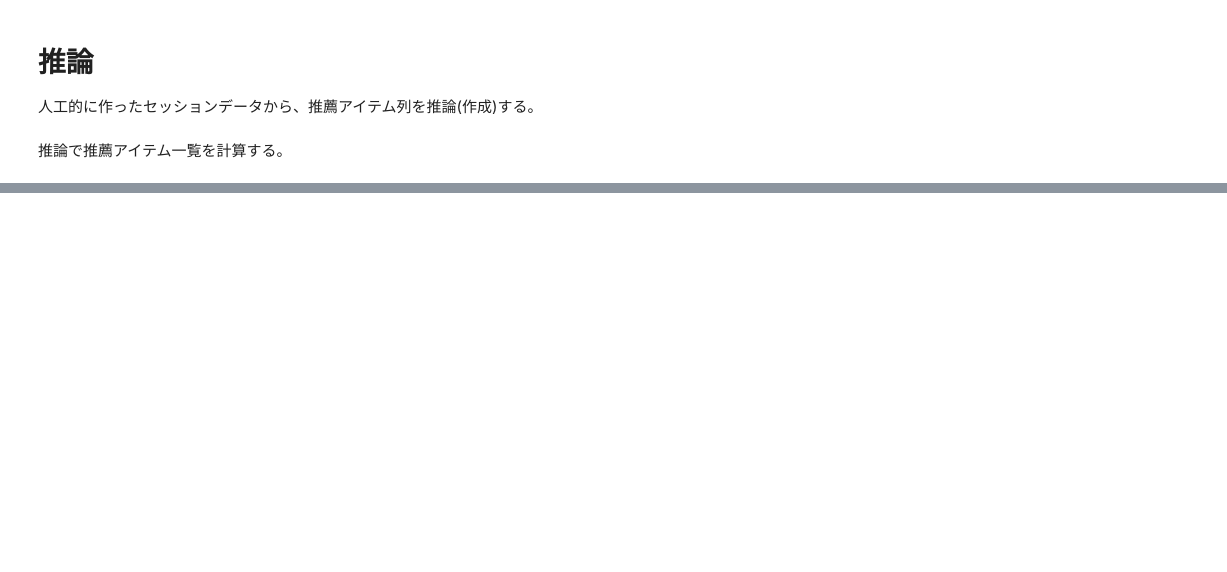
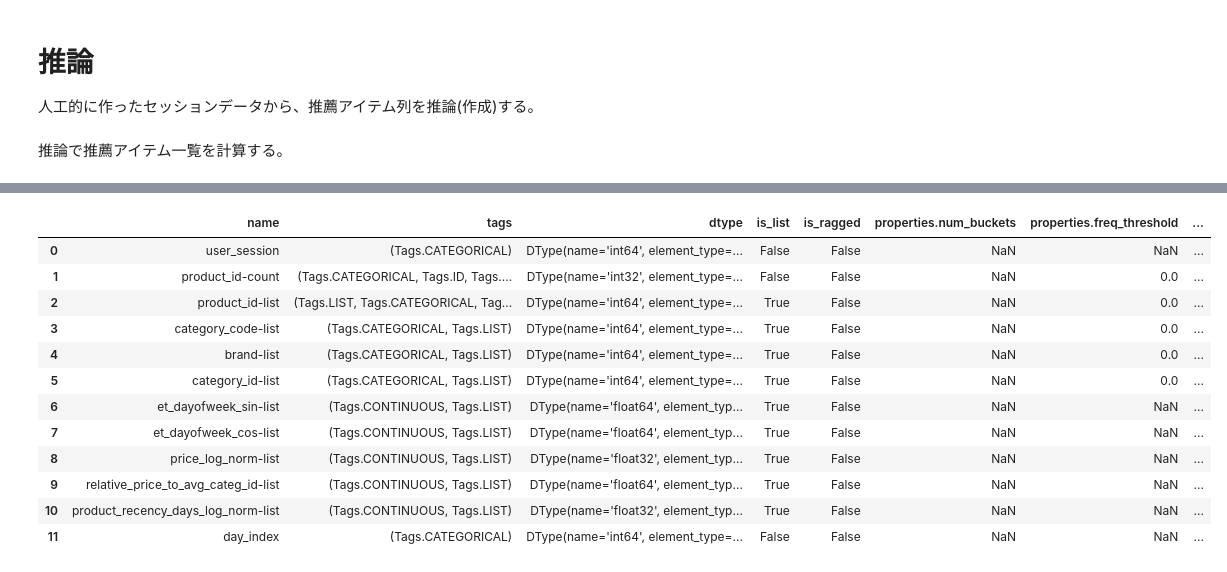
Before and after one commit to koron/techdocs, a Jupyter notebook: NVIDIA-Merlin/Transformers4Rec/notebook/trial.ipynb, the cells around one changed output, grey strips where cells are left out. Cells and saved outputs as stored; diff of their text form; code cells hidden in the pictures; blank space fills up the shorter version.

```diff
--- a/NVIDIA-Merlin/Transformers4Rec/notebook/trial.ipynb
+++ b/NVIDIA-Merlin/Transformers4Rec/notebook/trial.ipynb
@@ -665,0 +681,16 @@ Workflowで変換されたアイテムIDで、先頭のものほど推薦度合
+# %%
+workflow.output_schema
+# %% [output]
+|  | name | tags | dtype | is_list | is_ragged | properties.num_buckets | properties.freq_threshold | ... |
+| 0 | user_session | (Tags.CATEGORICAL) | DType(name='int64', element_type=... | False | False | NaN | NaN | ... |
+| 1 | product_id-count | (Tags.CATEGORICAL, Tags.ID, Tags.... | DType(name='int32', element_type=... | False | False | NaN | 0.0 | ... |
+| 2 | product_id-list | (Tags.LIST, Tags.CATEGORICAL, Tag... | DType(name='int64', element_type=... | True | False | NaN | 0.0 | ... |
+| 3 | category_code-list | (Tags.CATEGORICAL, Tags.LIST) | DType(name='int64', element_type=... | True | False | NaN | 0.0 | ... |
+| 4 | brand-list | (Tags.CATEGORICAL, Tags.LIST) | DType(name='int64', element_type=... | True | False | NaN | 0.0 | ... |
+| 5 | category_id-list | (Tags.CATEGORICAL, Tags.LIST) | DType(name='int64', element_type=... | True | False | NaN | 0.0 | ... |
+| 6 | et_dayofweek_sin-list | (Tags.CONTINUOUS, Tags.LIST) | DType(name='float64', element_typ... | True | False | NaN | NaN | ... |
+| 7 | et_dayofweek_cos-list | (Tags.CONTINUOUS, Tags.LIST) | DType(name='float64', element_typ... | True | False | NaN | NaN | ... |
+| 8 | price_log_norm-list | (Tags.CONTINUOUS, Tags.LIST) | DType(name='float32', element_typ... | True | False | NaN | NaN | ... |
+| 9 | relative_price_to_avg_categ_id-list | (Tags.CONTINUOUS, Tags.LIST) | DType(name='float64', element_typ... | True | False | NaN | NaN | ... |
+| 10 | product_recency_days_log_norm-list | (Tags.CONTINUOUS, Tags.LIST) | DType(name='float32', element_typ... | True | False | NaN | NaN | ... |
+| 11 | day_index | (Tags.CATEGORICAL) | DType(name='int64', element_type=... | False | False | NaN | NaN | ... |
```
Also changed, not shown: parts of 14 cells of this notebook.
